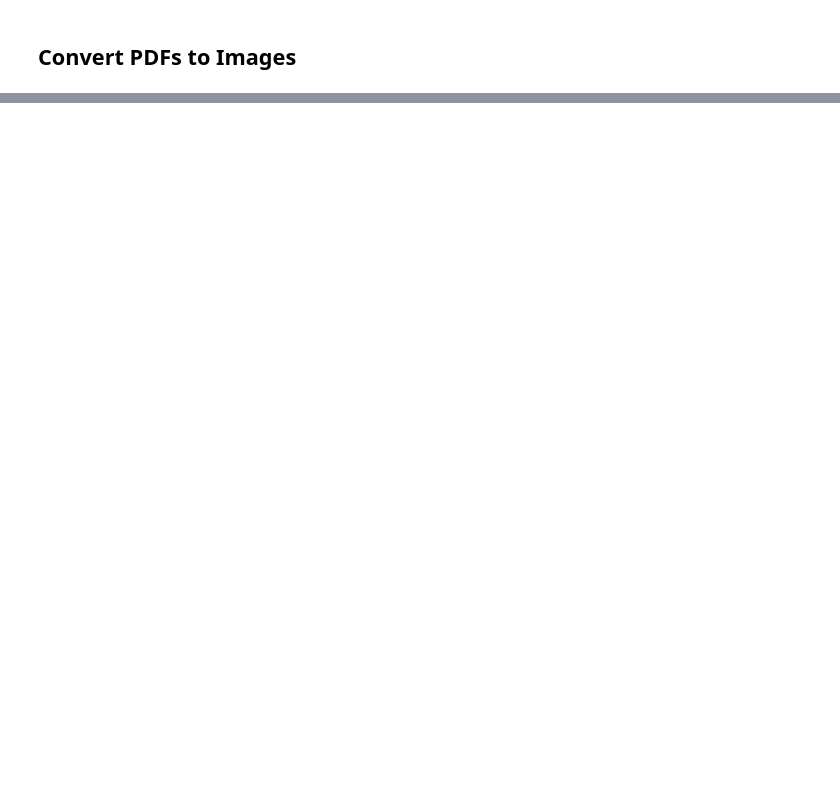
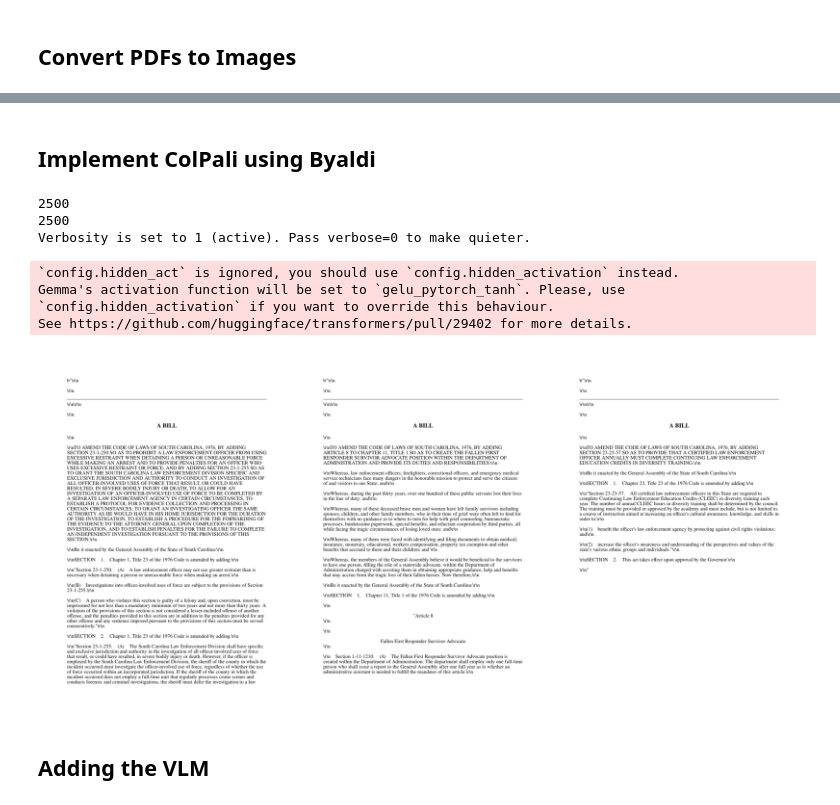
Before and after one commit to LunarSphere/2025_SC_LEGISLATION, a Jupyter notebook: finalModel.ipynb, the cells around one changed output, grey strips where cells are left out. Drawn from its saved outputs; the diff is of its cells as text; code cells hidden in the pictures; blank space fills up the shorter version.

Commit message:
Updated requirements.txt and added final model

```diff
--- a/finalModel.ipynb
+++ b/finalModel.ipynb
@@ -123,0 +153,64 @@ plt.show()
+# %% [markdown]
+## Implement ColPali using Byaldi
+# %%
+from byaldi import RAGMultiModalModel
+
+# Clears the data directory of potentially generated non-pdfs
+def cleanDirectory(directory):
+    for filename in os.listdir(directory):
+        filepath = os.path.join(directory, filename)
+
+        if os.path.isfile(filepath) and (not filepath in pdfs):
+            os.remove(filepath)
+            print(f"Deleted: {filepath}")
+        elif os.path.isdir(filepath):
+            cleanDirectory(filepath)
+            os.rmdir(filepath)
+            print(f"Deleted: {filepath}")
+
+cleanDirectory(savePath)
+
+# Load and initialize ColPali
+try:
+    colpali = RAGMultiModalModel.from_index(index_path="images_index")
+except Exception as e:
+    print(e)
+    colpali = RAGMultiModalModel.from_pretrained("vidore/colpali-v1.2")
+    colpali.index(input_path=savePath, index_name="images_index", overwrite=True)
+
+# Function to retrieve the documents with RAG
+def retrieveDocuments(searchText, numDocs, docImages):
+    relevantDocs = colpali.search(searchText, k=numDocs)
+    relevantImages = []
+
+    for doc in relevantDocs:
+        id = doc["doc_id"]
+        pageNum = doc["page_num"] - 1
+        relevantImages.append(docImages[id][pageNum])
+
+    return relevantImages
+
+# Test the document retrieval system
+relevantImages = retrieveDocuments("Bills related to law enforcement", 3, images)
+
+# Plot the given test bill's images
+fig, axes = plt.subplots(1, 3, figsize=(30, 30))
+
+for i, ax in enumerate(axes.flat):
+    img = relevantImages[i]
+    ax.imshow(img)
+    ax.axis("off")
+
+plt.tight_layout()
+plt.show()
+# %% [output]
+2500
+2500
+Verbosity is set to 1 (active). Pass verbose=0 to make quieter.
+`config.hidden_act` is ignored, you should use `config.hidden_activation` instead.
+Gemma's activation function will be set to `gelu_pytorch_tanh`. Please, use
+`config.hidden_activation` if you want to override this behaviour.
+See https://github.com/huggingface/transformers/pull/29402 for more details.
+[figure, added]
+# %% [markdown]
+## Adding the VLM
```
Also changed, not shown: parts of 4 cells of this notebook, 1 other file.
